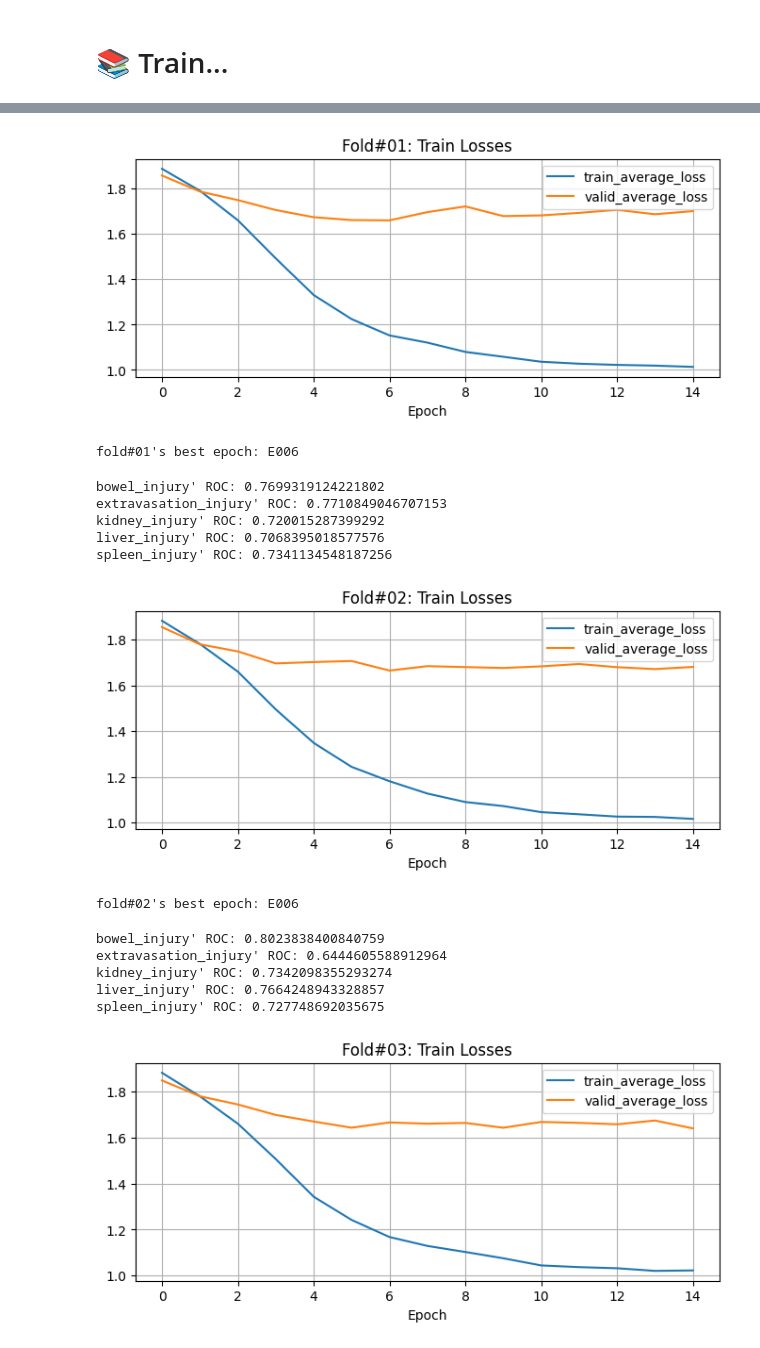
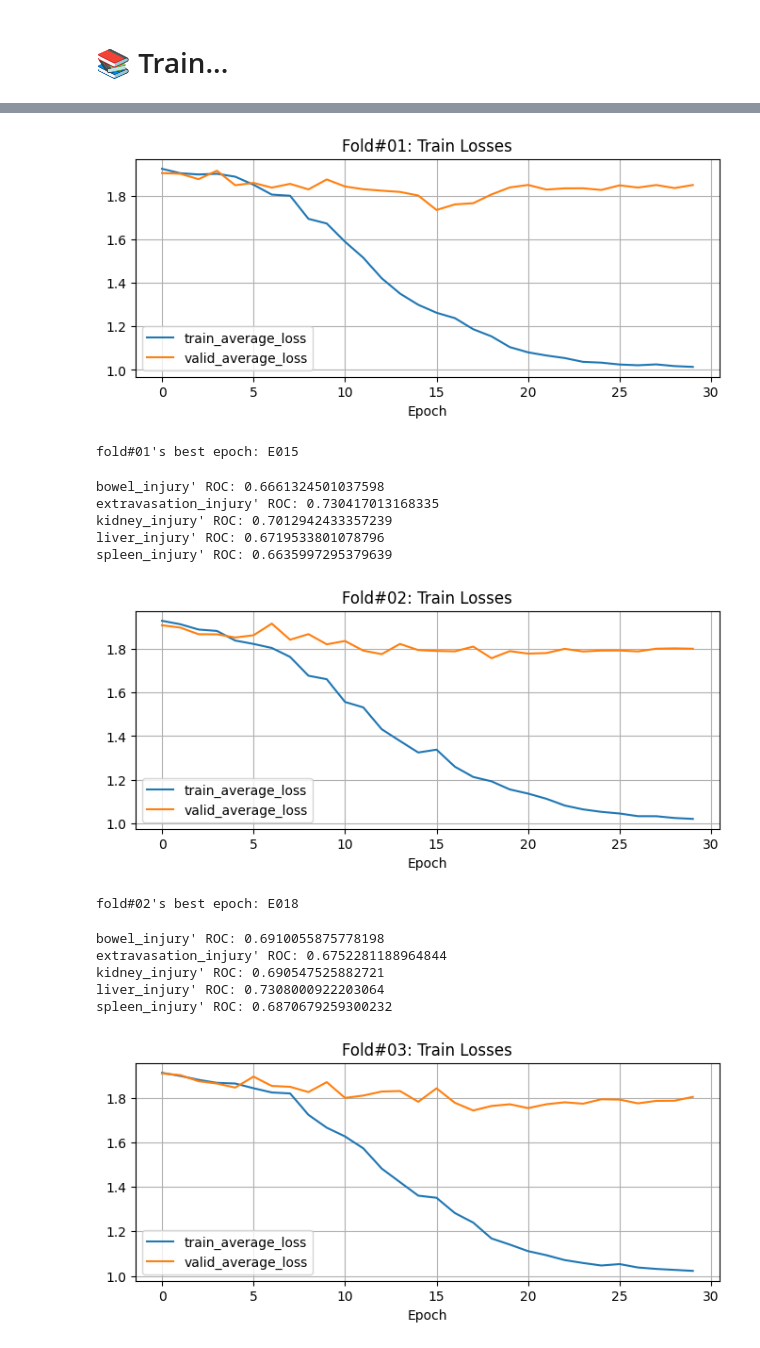
Before and after one commit to l0r1knl/RSNA2023, a Jupyter notebook: notebook/baseline-train.ipynb, the cells around one changed output, grey strips where cells are left out. Cells and saved outputs as stored; diff of their text form; code cells hidden in the pictures.

```diff
--- a/notebook/baseline-train.ipynb
+++ b/notebook/baseline-train.ipynb
@@ -50,11 +51,11 @@ save_dir = Path(rf"D:\RSNA2023\data\out\models\baseline\{start_time}")
 save_dir.mkdir(parents=True, exist_ok=True)
 
 n_split = 4
-num_epoch = 15
-learning_rate = 5e-5
+num_epoch = 30
+learning_rate = 1e-5
 step_size = 10
 gamma = 0.1
-batch_size = 32
+batch_size = 64
 random_state = 0
 stride = 4
 
@@ -69,11 +70,13 @@ criterions_weights = {
 }
 
 optimizer = "AdamW"
-backbone = efficientnet_v2_s
-b_weights = "IMAGENET1K_V1"
+backbone = vit_b_16
+b_weights = "IMAGENET1K_SWAG_LINEAR_V1"
 
 train_transform = nn.Sequential(
     transforms.Resize((224, 224), antialias=True),
+
+
     transforms.RandomAdjustSharpness(1.80, p=0.5),
     transforms.RandomErasing(p=0.5, scale=(0.001, 0.005), ratio=(1, 1)),
     transforms.ConvertDtype(),
@@ -198,10 +201,18 @@ for k, (train_indices, valid_indices) in enumerate(data_spliter.split(dataset.la
 
     optimizer = optim.AdamW(model.parameters(), lr=learning_rate)
 
-    exp_lr_scheduler = lr_scheduler.StepLR(
+    # exp_lr_scheduler = lr_scheduler.StepLR(
+    #     optimizer,
+    #     step_size=step_size,
+    #     gamma=gamma
+    # )
+
+    scheduler = CosineLRScheduler(
         optimizer,
-        step_size=step_size,
-        gamma=gamma
+        t_initial=num_epoch,
+        warmup_t=5,
+        warmup_lr_init=1e-7,
+        warmup_prefix=True
     )
 
     train_dataset = Subset(dataset, train_indices)
@@ -219,7 +230,7 @@ for k, (train_indices, valid_indices) in enumerate(data_spliter.split(dataset.la
         dataloaders,
         criterions,
         optimizer,
-        exp_lr_scheduler,
+        scheduler,
         num_epoch,
         save_dir=save_sub_dir,
         criterions_weight=criterions_weights
@@ -232,7 +243,7 @@ for k, (train_indices, valid_indices) in enumerate(data_spliter.split(dataset.la
     ax.set_title(f"Fold#{k:02}: Train Losses")
     ax.set_xlabel("Epoch")
     train_history.loc[:, ["train_average_loss",
-                        "valid_average_loss"]].plot(ax=ax)
+                          "valid_average_loss"]].plot(ax=ax)
     ax.grid()
 
     plt.close()
@@ -313,15 +324,15 @@ spleen_injury' ROC: 0.721306324005127
-[figure, old version]
+[figure, new version]
-fold#01's best epoch: E006
+fold#01's best epoch: E015
-bowel_injury' ROC: 0.7699319124221802
-extravasation_injury' ROC: 0.7710849046707153
-kidney_injury' ROC: 0.720015287399292
-liver_injury' ROC: 0.7068395018577576
-spleen_injury' ROC: 0.7341134548187256
+bowel_injury' ROC: 0.6661324501037598
+extravasation_injury' ROC: 0.730417013168335
+kidney_injury' ROC: 0.7012942433357239
+liver_injury' ROC: 0.6719533801078796
+spleen_injury' ROC: 0.6635997295379639
-[figure, old version]
+[figure, new version]
-fold#02's best epoch: E006
+fold#02's best epoch: E018
-bowel_injury' ROC: 0.8023838400840759
-extravasation_injury' ROC: 0.6444605588912964
-kidney_injury' ROC: 0.7342098355293274
-liver_injury' ROC: 0.7664248943328857
-spleen_injury' ROC: 0.727748692035675
+bowel_injury' ROC: 0.6910055875778198
+extravasation_injury' ROC: 0.6752281188964844
+kidney_injury' ROC: 0.690547525882721
+liver_injury' ROC: 0.7308000922203064
+spleen_injury' ROC: 0.6870679259300232
-[figure, old version]
+[figure, new version]
```
Also changed, not shown: parts of 4 cells of this notebook.
